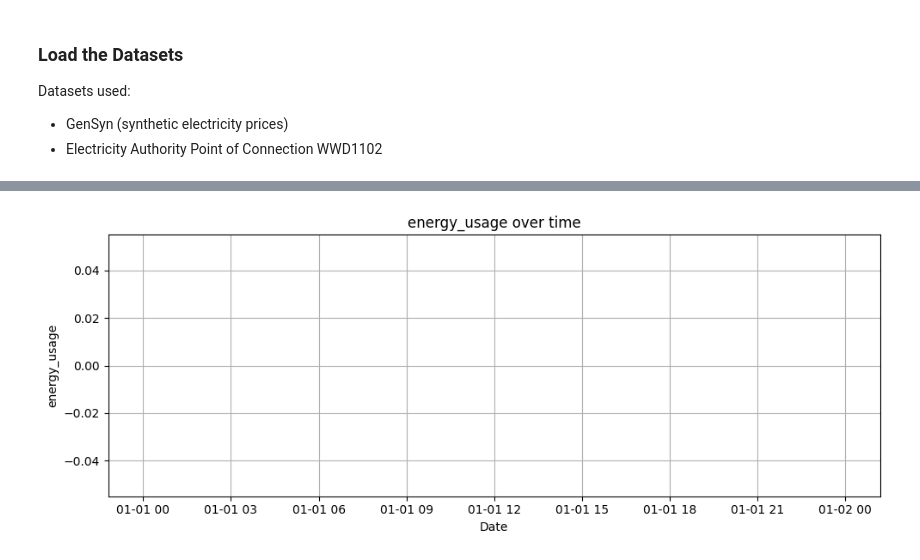
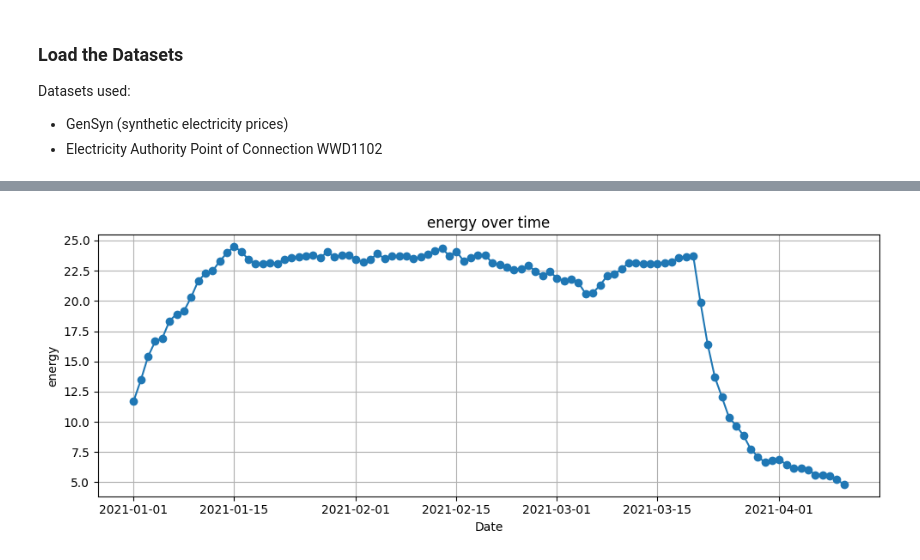
Before and after one commit to LennoxC/aiml338-a3, a Jupyter notebook: aiml339-A3.ipynb, the cells around one changed output, grey strips where cells are left out. Drawn from its saved outputs; the diff is of its cells as text; code cells hidden in the pictures.

```diff
--- a/aiml339-A3.ipynb
+++ b/aiml339-A3.ipynb
@@ -30,6 +33,6 @@ poc_raw    = pd.read_csv(r"data/2024-08-10_2025-08-10_pocWWD1102_WWD1103.csv")
 # %%
 gensyn = pd.concat([gensyn_raw, gensyn_labels], axis=1)
 gensyn["time"] = pd.to_datetime(gensyn["year_day_of_year"], format="%Y %j")
-gensyn["year"] = pd.to_datetime(gensyn["year_day_of_year"], format="%Y %j").dt.strftime("%yyyy")
+gensyn["year"] = pd.to_datetime(gensyn["year_day_of_year"], format="%Y %j").dt.strftime("%Y").astype(int)
 gensyn["day_of_year"] = pd.to_datetime(gensyn["year_day_of_year"], format="%Y %j").dt.strftime("%j").astype(int)
-#df_gensyn = gensyn.rename(columns={"energy_usage": "energy", "anomaly_label": "label"})
+gensyn = gensyn.rename(columns={"energy_usage": "energy", "anomaly_label": "label"})
@@ -101,4 +164,4 @@ gensyn.head()
 # %%
-plot_features(gensyn, start_day=1, end_day=100, start_year="2021", end_year="2021", features=["energy_usage"])
+plot_features(gensyn, start_day=1, end_day=100, start_year=2021, end_year=2021, features=["energy"])
 # %% [output]
-[figure, old version]
+[figure, new version]
```
Also changed, not shown: parts of 28 cells of this notebook, 3 other files.
